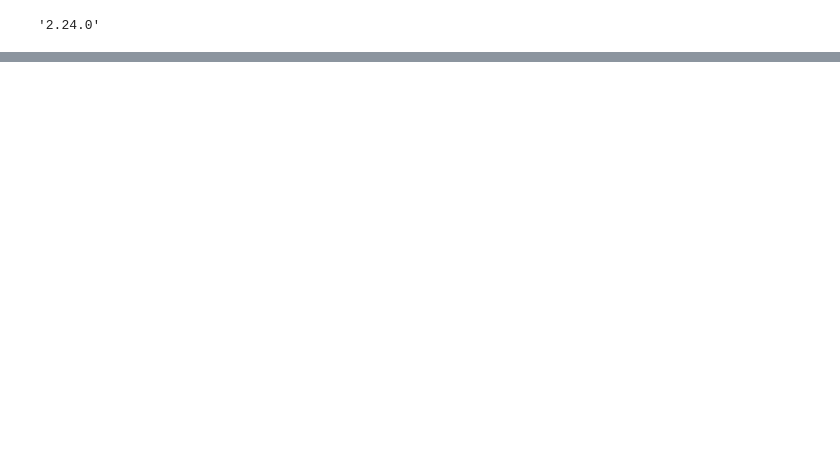
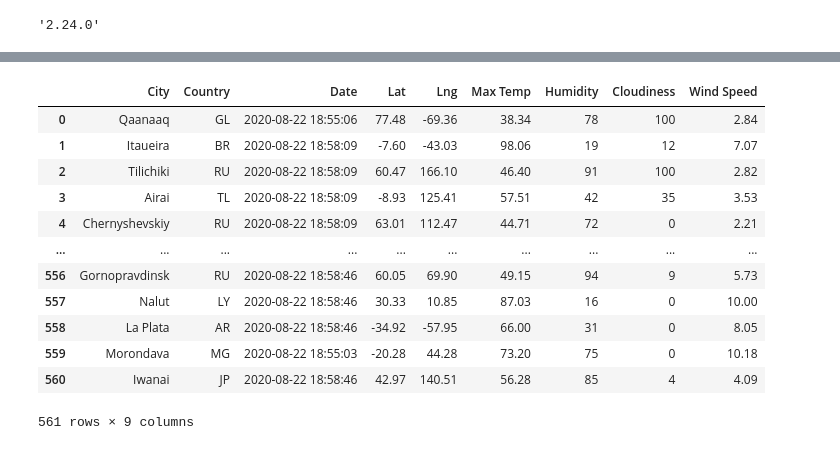
Before and after one commit to kylegross/World_Weather_Analysis, a Jupyter notebook: WeatherPy.ipynb, the cells around one changed output, grey strips where cells are left out. Drawn from its saved outputs; the diff is of its cells as text; code cells hidden in the pictures; blank space fills up the shorter version.

Commit message:
Adding WeatherPy files.

```diff
--- a/WeatherPy.ipynb
+++ b/WeatherPy.ipynb
@@ -60,0 +64,4 @@ requests.__version__
+# %%
+# Starting URL for Weather Map API Call.
+url = "http://api.openweathermap.org/data/2.5/weather?units=Imperial&APPID=" + weather_api_key
+print(url)
@@ -60,0 +151,4 @@ requests.__version__
+# %%
+# Convert the array of dictionaries to a Pandas DataFrame.
+city_data_df = pd.DataFrame(city_data)
+city_data_df.head(10)
@@ -60,0 +167,19 @@ requests.__version__
+# %%
+new_column_order = ["City", "Country", "Date", "Lat", "Lng", "Max Temp", "Humidity", "Cloudiness", "Wind Speed"]
+# %%
+city_data_df = city_data_df[new_column_order]
+city_data_df
+# %% [output]
+|  | City | Country | Date | Lat | Lng | Max Temp | Humidity | Cloudiness | Wind Speed |
+| 0 | Qaanaaq | GL | 2020-08-22 18:55:06 | 77.48 | -69.36 | 38.34 | 78 | 100 | 2.84 |
+| 1 | Itaueira | BR | 2020-08-22 18:58:09 | -7.60 | -43.03 | 98.06 | 19 | 12 | 7.07 |
+| 2 | Tilichiki | RU | 2020-08-22 18:58:09 | 60.47 | 166.10 | 46.40 | 91 | 100 | 2.82 |
+| 3 | Airai | TL | 2020-08-22 18:58:09 | -8.93 | 125.41 | 57.51 | 42 | 35 | 3.53 |
+| 4 | Chernyshevskiy | RU | 2020-08-22 18:58:09 | 63.01 | 112.47 | 44.71 | 72 | 0 | 2.21 |
+| ... | ... | ... | ... | ... | ... | ... | ... | ... | ... |
+| 556 | Gornopravdinsk | RU | 2020-08-22 18:58:46 | 60.05 | 69.90 | 49.15 | 94 | 9 | 5.73 |
+| 557 | Nalut | LY | 2020-08-22 18:58:46 | 30.33 | 10.85 | 87.03 | 16 | 0 | 10.00 |
+| 558 | La Plata | AR | 2020-08-22 18:58:46 | -34.92 | -57.95 | 66.00 | 31 | 0 | 8.05 |
+| 559 | Morondava | MG | 2020-08-22 18:55:03 | -20.28 | 44.28 | 73.20 | 75 | 0 | 10.18 |
+| 560 | Iwanai | JP | 2020-08-22 18:58:46 | 42.97 | 140.51 | 56.28 | 85 | 4 | 4.09 |
+561 rows × 9 columns
```
Also changed, not shown: parts of 8 cells of this notebook, 3 other files.
